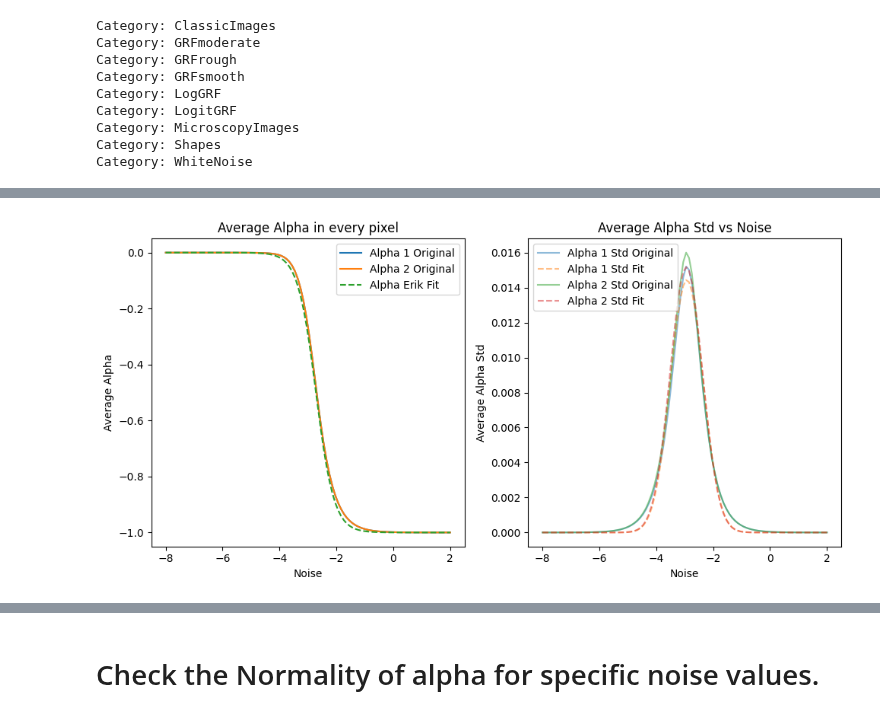
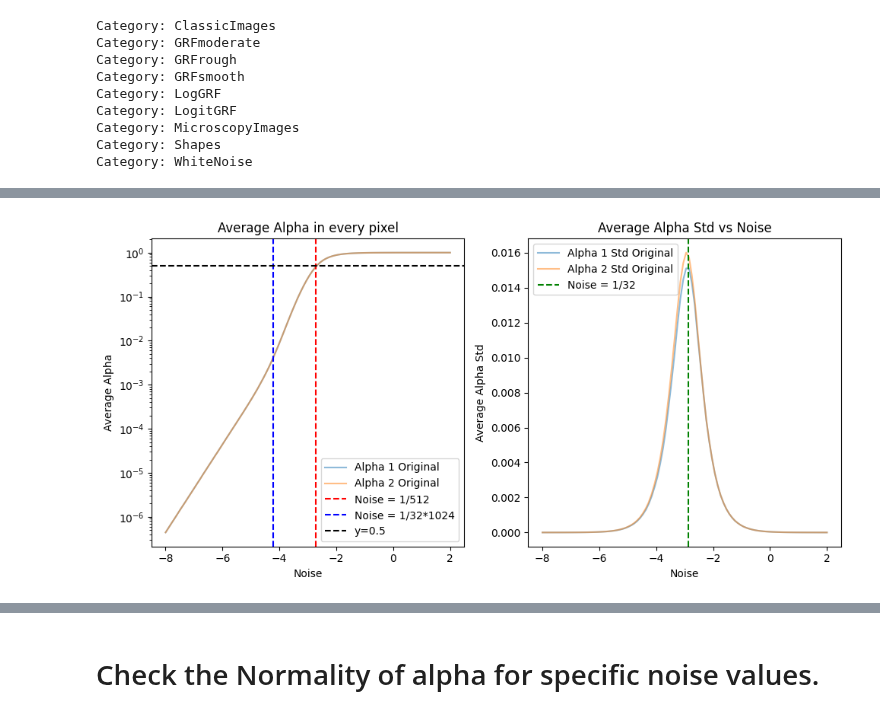
Before and after one commit to warik21/Thesis, a Jupyter notebook: alpha_p.ipynb, the cells around one changed output, grey strips where cells are left out. Saved outputs shown, nothing was run; the diff lists cells and outputs as text; code cells hidden in the pictures.

Commit message:
Some experiments on the expectation of alpha_p

```diff
--- a/alpha_p.ipynb
+++ b/alpha_p.ipynb
@@ -91,4 +91,4 @@ results_B_x.head()
 # %%
-#results_B_x_new = results_B_x.drop(['Category', 'Image_Pair'], axis=1)
-#results_B_x_new['log_Noise'] = np.log10(results_B_x['Noise'])
-grouped_results = results_B_x.groupby('Noise').mean().reset_index()
+results_B_x_new = results_B_x.drop(['Category', 'Image_Pair'], axis=1)
+results_B_x_new['log_Noise'] = np.log10(results_B_x['Noise'])
+grouped_results = results_B_x_new.groupby('Noise').mean().reset_index()
@@ -105,44 +95,35 @@ params_erik = [-1, -np.pi, -np.e]
 # %%
-# Fit the models for Alpha 1 Mean
-params_mean_1, _ = curve_fit(logistic, grouped_results['log_Noise'], grouped_results['Alpha_1_Mean'], p0=[1, 1, 0])
-params_mean_2, _ = curve_fit(logistic, grouped_results['log_Noise'], grouped_results['Alpha_2_Mean'], p0=[1, 1, 0])
-
-# Fit the models for Alpha 1 Std
-params_std_1, _ = curve_fit(gaussian, grouped_results['log_Noise'], grouped_results['Alpha_1_Std'], p0=[0.01, 0, 1])
-params_std_2, _ = curve_fit(gaussian, grouped_results['log_Noise'], grouped_results['Alpha_2_Std'], p0=[0.01, 0, 1])
-
-# Generate fitted values
-fitted_mean_1 = logistic(grouped_results['log_Noise'], *params_mean_1)
-fitted_mean_2 = logistic(grouped_results['log_Noise'], *params_mean_2)
-fitted_mean_erik = logistic(grouped_results['log_Noise'], *params_erik)
-fitted_std_1 = gaussian(grouped_results['log_Noise'], *params_std_1)
-fitted_std_2 = gaussian(grouped_results['log_Noise'], *params_std_2)
-
 # Plot the alphas:
 plt.figure(figsize=(10, 5))
 plt.subplot(1, 2, 1)
-plt.plot(grouped_results['log_Noise'], grouped_results['Alpha_1_Mean'], label='Alpha 1 Original')
-# plt.plot(grouped_results['log_Noise'], fitted_mean_1, label='Alpha 1 Fit', linestyle='--')
-plt.plot(grouped_results['log_Noise'], grouped_results['Alpha_2_Mean'], label='Alpha 2 Original')
-# plt.plot(grouped_results['log_Noise'], fitted_mean_2, label='Alpha 2 Fit', linestyle='--')
-plt.plot(grouped_results['log_Noise'], fitted_mean_erik, label='Alpha Erik Fit', linestyle='--')
+plt.plot(grouped_results['log_Noise'], -grouped_results['Alpha_1_Mean'], label='Alpha 1 Original', alpha=0.5)
+plt.plot(grouped_results['log_Noise'], -grouped_results['Alpha_2_Mean'], label='Alpha 2 Original', alpha=0.5)
+# Draw a line where noise = 1/1024
+plt.axvline(x=np.log10(1/512), color='r', linestyle='--', label='Noise = 1/512')
+#plt.axvline(x=np.log10(1/16), color='g', linestyle='--', label='Noise = 1/32')
+plt.axvline(x=np.log10(1/(32*512)), color='b', linestyle='--', label='Noise = 1/32*1024')
+# Draw a horizontal line in y=0.5
+plt.axhline(y=0.5, color='k', linestyle='--', label='y=0.5')
 plt.xlabel('Noise')
+plt.yscale('log')
 plt.ylabel('Average Alpha')
 plt.title('Average Alpha in every pixel')
 plt.legend()
 
 # Plot Alpha Std vs Noise
 plt.subplot(1, 2, 2)
 plt.plot(grouped_results['log_Noise'], grouped_results['Alpha_1_Std'], label='Alpha 1 Std Original', alpha=0.5)
-plt.plot(grouped_results['log_Noise'], fitted_std_1, label='Alpha 1 Std Fit', linestyle='--', alpha=0.5)
 plt.plot(grouped_results['log_Noise'], grouped_results['Alpha_2_Std'], label='Alpha 2 Std Original', alpha=0.5)
-plt.plot(grouped_results['log_Noise'], fitted_std_2, label='Alpha 2 Std Fit', linestyle='--', alpha=0.5)
+#plt.axvline(x=np.log10(1/1024), color='r', linestyle='--', label='Noise = 1/1024')
+#plt.axvline(x=np.log10(1/512), color='g', linestyle='--', label='Noise = 1/32')
+plt.axvline(x=np.log10(1/(512*np.sqrt(2))), color='g', linestyle='--', label='Noise = 1/32')
 plt.xlabel('Noise')
+# plt.yscale('log')
 plt.ylabel('Average Alpha Std')
 plt.title('Average Alpha Std vs Noise')
 plt.legend()
 
 plt.tight_layout()
 plt.show()
 # %% [output]
-[figure, old version]
+[figure, new version]
```
Also changed, not shown: parts of 10 cells of this notebook, 1 other file.
